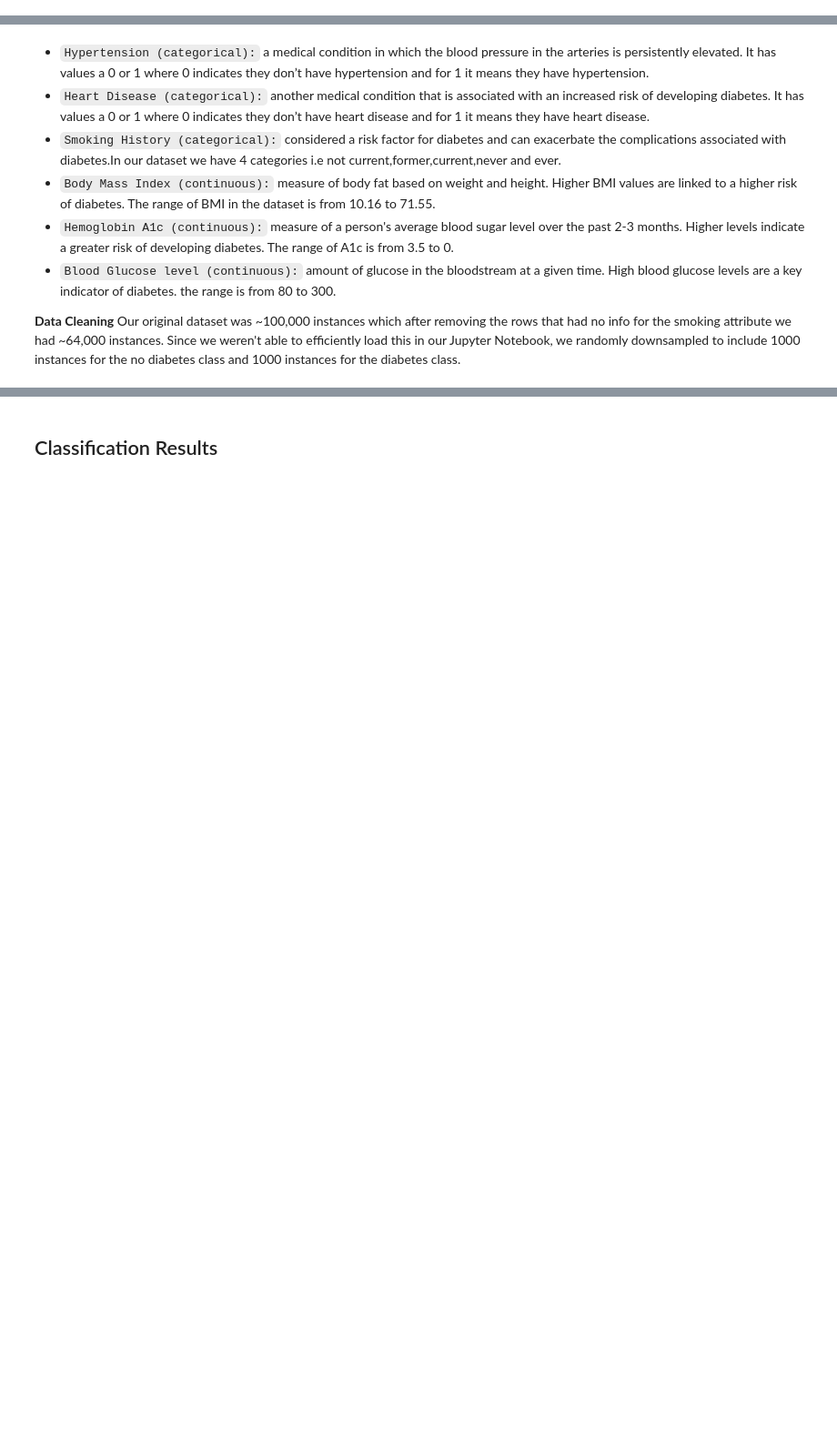
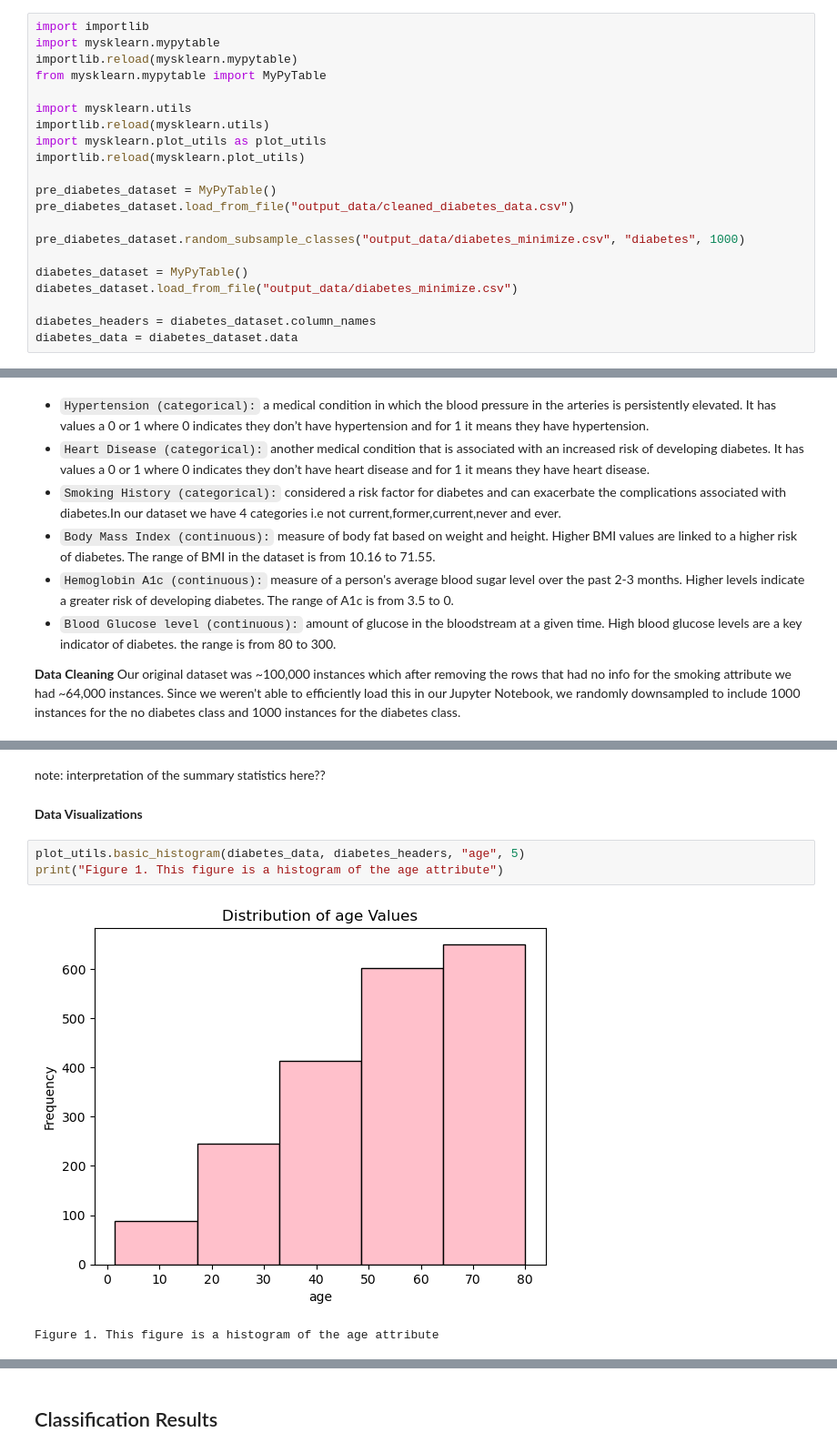
Before and after one commit to ulrichsene/322FinalProject, a Jupyter notebook: FinalReport.ipynb, the cells around one changed output, grey strips where cells are left out. Shown: that part at 91% size. Cells and saved outputs as stored; diff of their text form; blank space fills up the shorter version.

```diff
--- a/FinalReport.ipynb
+++ b/FinalReport.ipynb
@@ -17,5 +20,26 @@ TODO: briefly describe your findings (e.g. what classifier approach perfomred th
 # %% [markdown]
 ## Data Analysis
+# %%
+import importlib
+import mysklearn.mypytable
+importlib.reload(mysklearn.mypytable)
+from mysklearn.mypytable import MyPyTable
+
+import mysklearn.utils
+importlib.reload(mysklearn.utils)
+import mysklearn.plot_utils as plot_utils
+importlib.reload(mysklearn.plot_utils)
+
+pre_diabetes_dataset = MyPyTable()
+pre_diabetes_dataset.load_from_file("output_data/cleaned_diabetes_data.csv")
+
+pre_diabetes_dataset.random_subsample_classes("output_data/diabetes_minimize.csv", "diabetes", 1000)
+
+diabetes_dataset = MyPyTable()
+diabetes_dataset.load_from_file("output_data/diabetes_minimize.csv")
+
+diabetes_headers = diabetes_dataset.column_names
+diabetes_data = diabetes_dataset.data
 # %% [markdown]
 **Details about Dataset:**
 Attribute & Attribute Types
@@ -37,0 +104,10 @@ Describe the visualizations, each figure included must have caption and is refer
+# %% [markdown]
+note: interpretation of the summary statistics here??
+# %% [markdown]
+**Data Visualizations**
+# %%
+plot_utils.basic_histogram(diabetes_data, diabetes_headers, "age", 5)
+print("Figure 1. This figure is a histogram of the age attribute")
+# %% [output]
+[figure, added]
+Figure 1. This figure is a histogram of the age attribute
```
Also changed, not shown: parts of 16 cells of this notebook, 3 other files.
